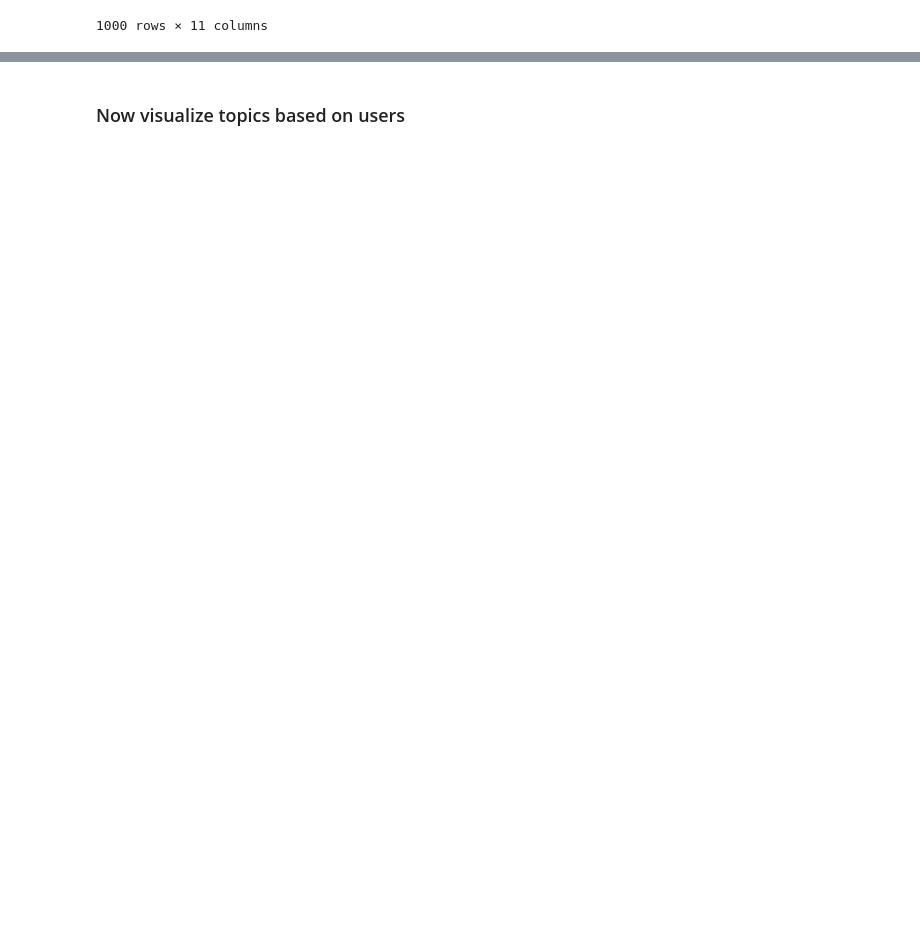
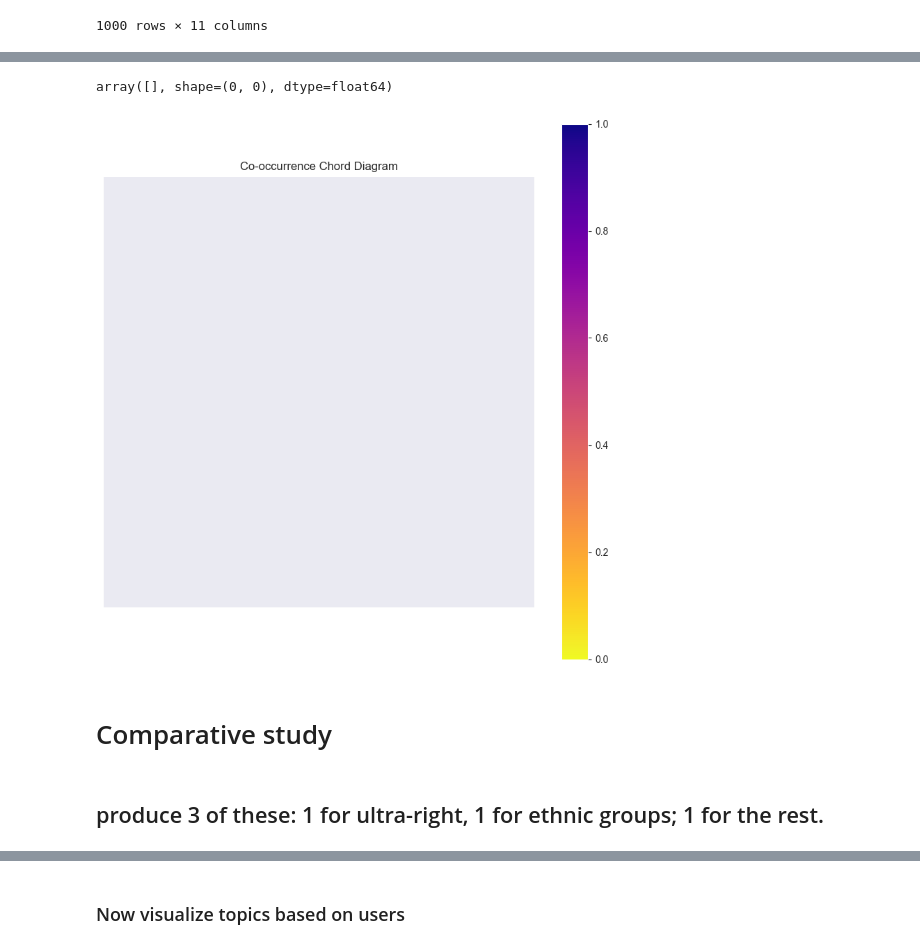
Before and after one commit to YanAsadchy/disc-analysis, a Jupyter notebook: src/asadchy/nltk.ipynb, the cells around one changed output, grey strips where cells are left out. Saved outputs shown, nothing was run; the diff lists cells and outputs as text; code cells hidden in the pictures; blank space fills up the shorter version.

```diff
--- a/src/asadchy/nltk.ipynb
+++ b/src/asadchy/nltk.ipynb
@@ -263,0 +404,52 @@ plt.show()
+# %%
+# Create co-occurrence matrix
+mlb = MultiLabelBinarizer()
+co_occurrence_matrix = pd.DataFrame(mlb.fit_transform(df['main_topics']), columns=mlb.classes_, index=df.index)
+co_occurrence_matrix = co_occurrence_matrix.T.dot(co_occurrence_matrix)
+
+# Set a threshold for co-occurrence count
+threshold = 600
+
+# Compute the total co-occurrence count for each topic
+co_occurrence_count = co_occurrence_matrix.sum(axis=1)
+
+# Get the indices of topics with co-occurrence count above the threshold
+indices_above_threshold = co_occurrence_count[co_occurrence_count > threshold].index
+
+# Filter the co-occurrence matrix based on the indices above the threshold
+filtered_matrix = co_occurrence_matrix.loc[indices_above_threshold, indices_above_threshold]
+
+# Filtered matrix
+topics = filtered_matrix.columns
+
+# Filter the matrix values
+co_occurrence_array = filtered_matrix.values
+
+np.fill_diagonal(co_occurrence_array, 0)
+co_occurrence_array
+# %% [output]
+array([], shape=(0, 0), dtype=float64)
+# %%
+from matplotlib import cm
+
+# Create the chord diagram
+fig, ax = plt.subplots(figsize=(10, 10))
+chord = ax.matshow(filtered_matrix, cmap=cm.get_cmap('plasma_r'))
+
+# Customize the chord diagram
+plt.xticks(range(len(topics)), topics, rotation=90)
+plt.yticks(range(len(topics)), topics)
+plt.colorbar(chord)
+
+# Add a title to the chord diagram
+plt.title('Co-occurrence Chord Diagram')
+ax.grid(False)
+plt.savefig("test.svg")
+# Display the chord diagram
+plt.show()
+# %% [output]
+[figure, added]
+# %% [markdown]
+# Comparative study
+# %% [markdown]
+## produce 3 of these: 1 for ultra-right, 1 for ethnic groups; 1 for the rest.
```
Also changed, not shown: parts of 50 cells of this notebook, 2 other files.
